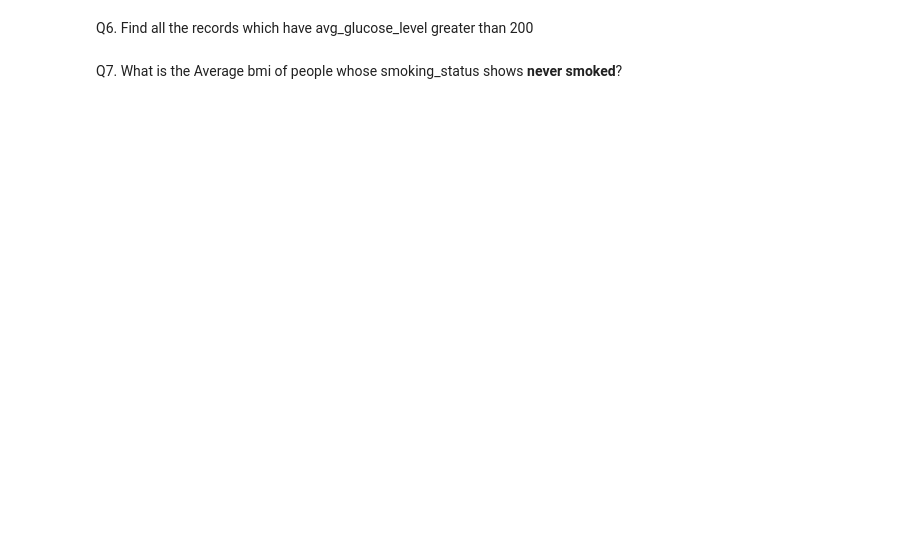
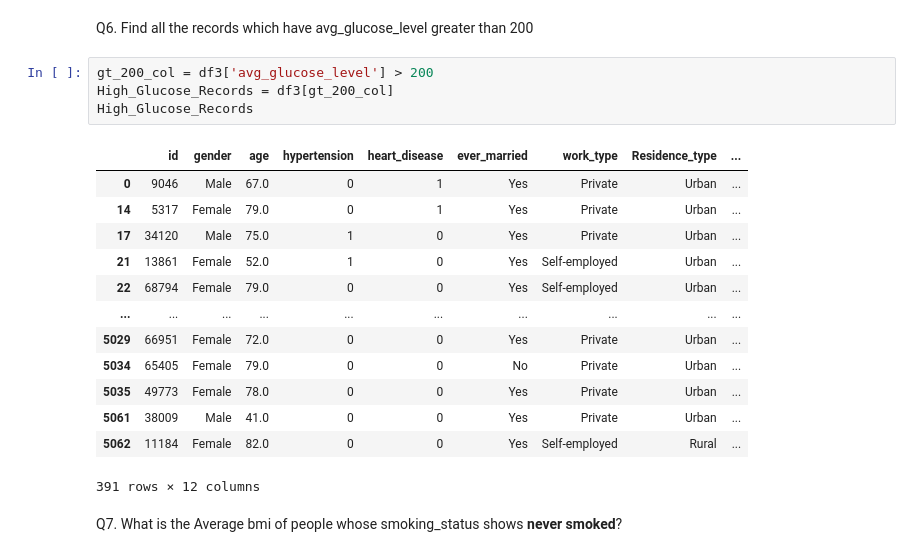
Before and after one commit to AsgharAZ/Data-Science, a Jupyter notebook: DS_Midterm/MidtermExam_SyedAsgharAbbasZaidi_sz07201.ipynb, the cells around one changed output. Saved outputs shown, nothing was run; the diff lists cells and outputs as text; blank space fills up the shorter version.

```diff
--- a/DS_Midterm/MidtermExam_SyedAsgharAbbasZaidi_sz07201.ipynb
+++ b/DS_Midterm/MidtermExam_SyedAsgharAbbasZaidi_sz07201.ipynb
@@ -117,4 +176,22 @@ Q5. Find the percentage of Females present in the column gender
 # %% [markdown]
 Q6. Find all the records which have avg_glucose_level greater than 200
+# %%
+gt_200_col = df3['avg_glucose_level'] > 200
+High_Glucose_Records = df3[gt_200_col]
+High_Glucose_Records
+# %% [output]
+|  | id | gender | age | hypertension | heart_disease | ever_married | work_type | Residence_type | ... |
+| 0 | 9046 | Male | 67.0 | 0 | 1 | Yes | Private | Urban | ... |
+| 14 | 5317 | Female | 79.0 | 0 | 1 | Yes | Private | Urban | ... |
+| 17 | 34120 | Male | 75.0 | 1 | 0 | Yes | Private | Urban | ... |
+| 21 | 13861 | Female | 52.0 | 1 | 0 | Yes | Self-employed | Urban | ... |
+| 22 | 68794 | Female | 79.0 | 0 | 0 | Yes | Self-employed | Urban | ... |
+| ... | ... | ... | ... | ... | ... | ... | ... | ... | ... |
+| 5029 | 66951 | Female | 72.0 | 0 | 0 | Yes | Private | Urban | ... |
+| 5034 | 65405 | Female | 79.0 | 0 | 0 | No | Private | Urban | ... |
+| 5035 | 49773 | Female | 78.0 | 0 | 0 | Yes | Private | Urban | ... |
+| 5061 | 38009 | Male | 41.0 | 0 | 0 | Yes | Private | Urban | ... |
+| 5062 | 11184 | Female | 82.0 | 0 | 0 | Yes | Self-employed | Rural | ... |
+391 rows × 12 columns
 # %% [markdown]
 Q7. What is the Average bmi of people whose smoking_status shows **never smoked**?
```
Also changed, not shown: parts of 21 cells of this notebook, 5 other files.
